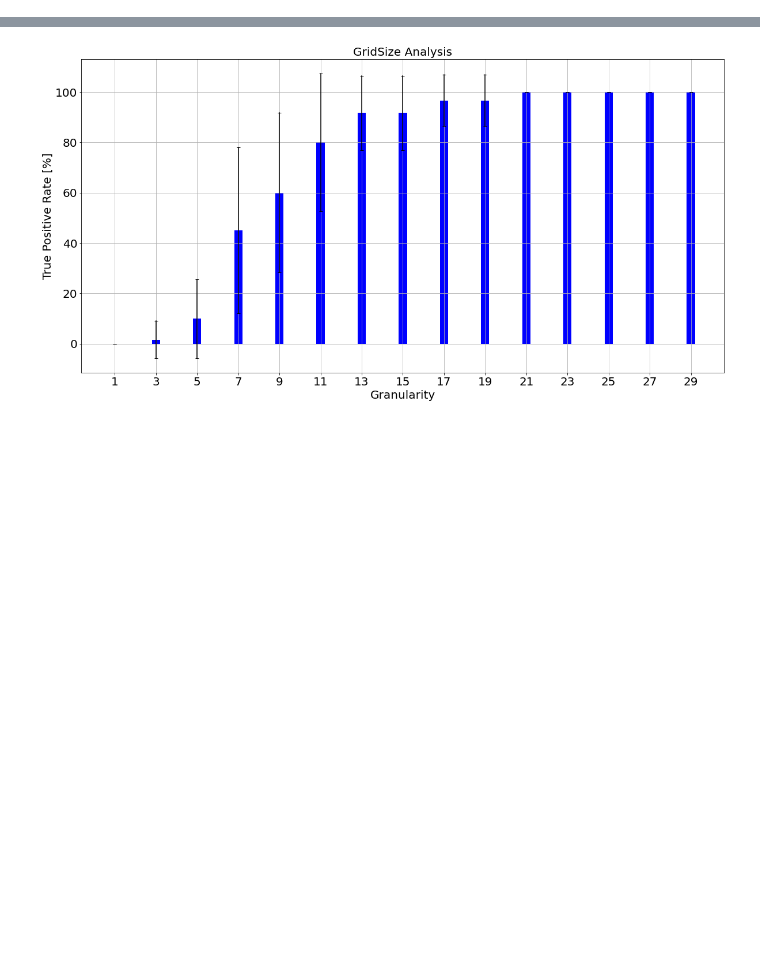
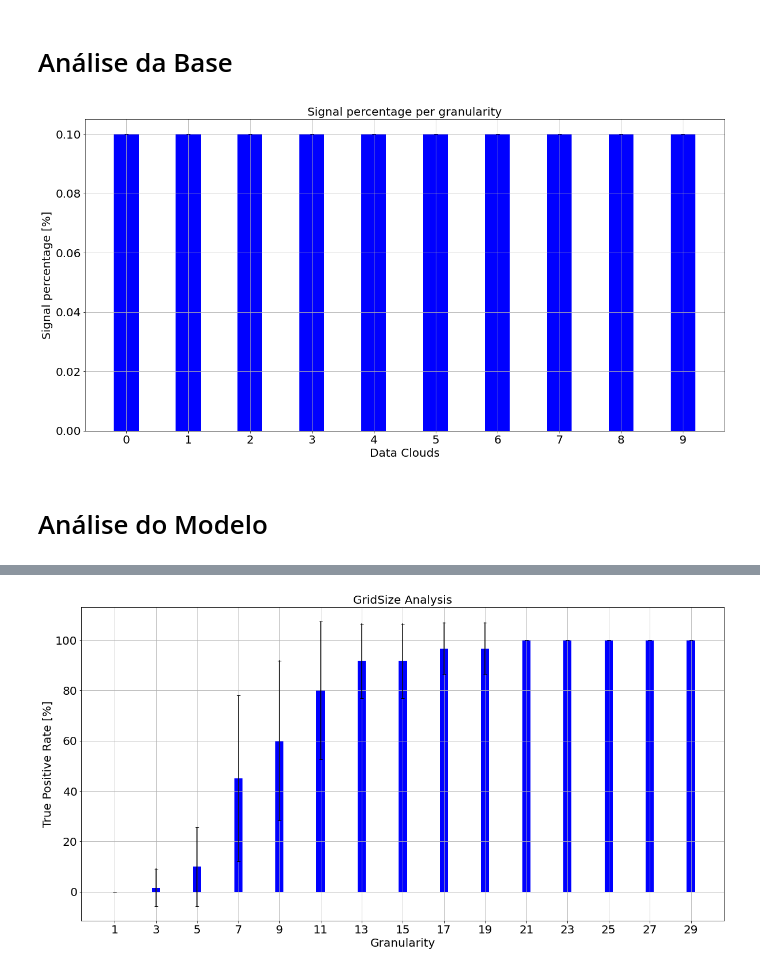
Before and after one commit to eduardopaguiar/Anomaly_Detection, a Jupyter notebook: results.ipynb, the cells around one changed output, grey strips where cells are left out. Drawn from its saved outputs; the diff is of its cells as text; code cells hidden in the pictures; blank space fills up the shorter version.

```diff
--- a/results.ipynb
+++ b/results.ipynb
@@ -8,0 +46,12 @@ import seaborn as sn
+# %% [markdown]
+# Análise da Base
+# %%
+### Loading data analysis result
+
+with open('data_analysis.pkl', 'rb') as fp:
+    data_analysis = pickle.load(fp)
+
+ADP_outputs = data_analysis['ADP_outputs']
+data_clouds_dic = data_analysis['data_clouds_dic']
+data_clouds_info = data_analysis['data_clouds_info']
+data_clouds_dic = data_analysis['data_clouds_dic']
@@ -9,3 +86,34 @@ import seaborn as sn
+# %%
+plt.figure(figsize=(20,10))
+ax = plt.subplot()
+
+x = range(len(percent_mean))
+
+ax.bar(x,percent_mean, width=0.4, color='b', align='center')
+
+plt.plot([x,x], [percent_mean[:] - percent_std[:],
+                     percent_mean[:] + percent_std[:]], 'k_-')
+
+ax.set_xticks(x)
+ax.set_title('Signal percentage per granularity', fontsize=20)
+ax.set_ylabel('Signal percentage [%]', fontsize=20)
+ax.set_xlabel('Data Clouds', fontsize=20)
+ax.tick_params(axis='both', which='major', labelsize=20)
+
+# plot do eixo y a direita, numero de grupos
+#ax2 = ax.twinx()
+#ax2.plot(df['Granularity'], df['N_Groups_Mean'], 'g.-', markersize=20)
+#ax2.set_ylabel('N Groups', fontsize=20, color='g')
+#ax2.tick_params(axis='both', which='major', labelsize=20)
+
+plt.grid()
+
+plt.savefig('results/True_Positive_Rate.png', bbox_inches='tight')
+plt.show()
+# %% [output]
+[figure, added]
+# %% [markdown]
+# Análise do Modelo
 # %%
 results_df = pd.DataFrame(columns = ['Granularity',
                                      'True_Positive_Rate_Mean', 'True_Positive_Rate_Std',
```
Also changed, not shown: parts of 5 cells of this notebook, 5 other files.
